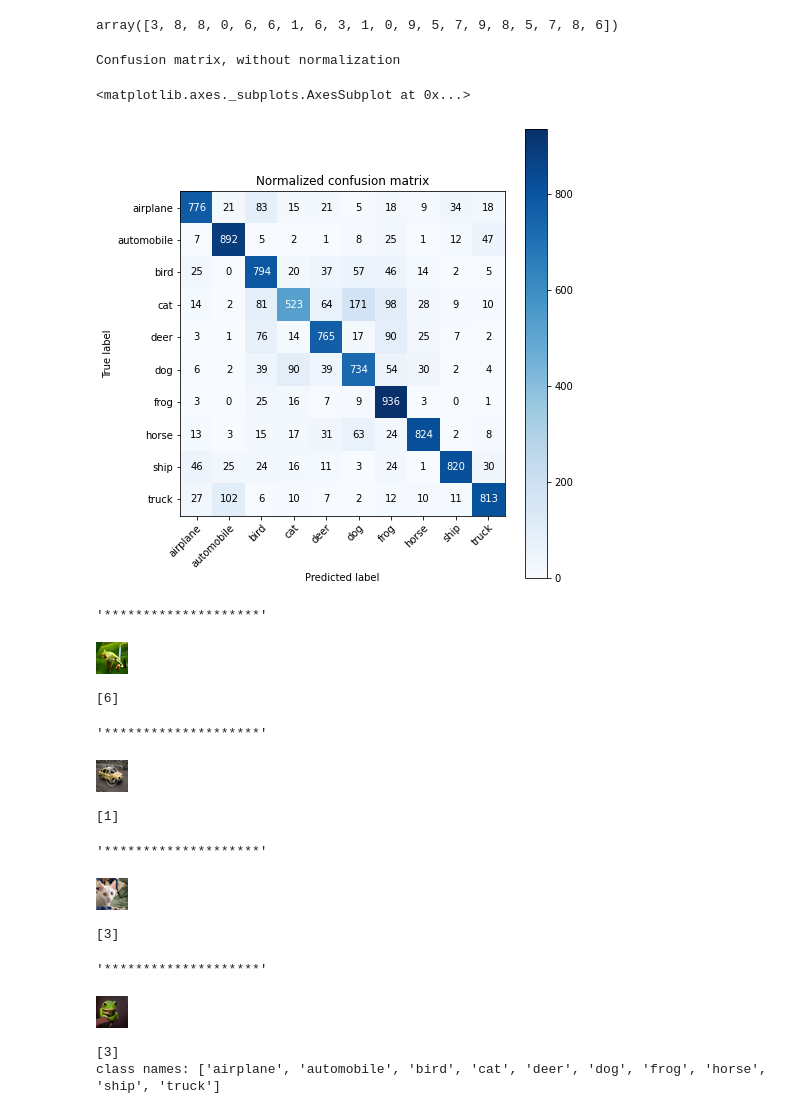
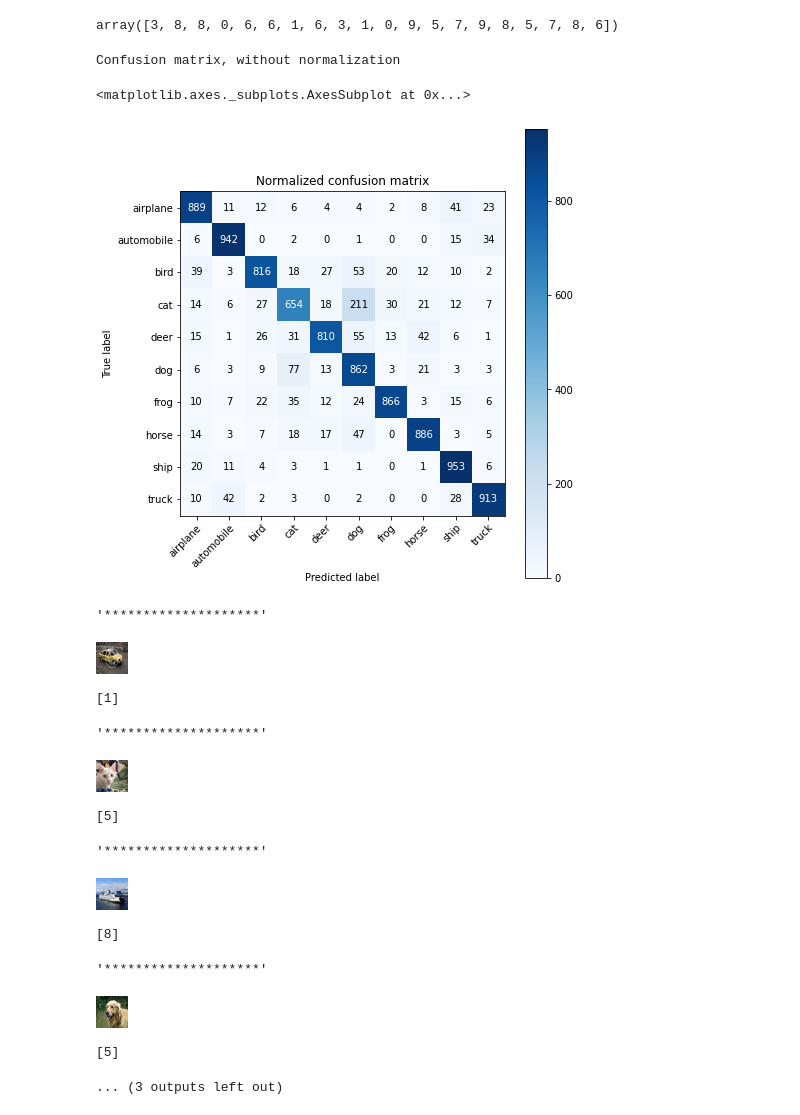
Before and after one commit to sulata2/Vino, a Jupyter notebook: CIFAR Keras.ipynb, the cells around one changed output. Cells and saved outputs as stored; diff of their text form; code cells hidden in the pictures.

```diff
--- a/CIFAR Keras.ipynb
+++ b/CIFAR Keras.ipynb
@@ -177,8 +176,8 @@ X_train: X=(50000, 32, 32, 3), y=(50000, 1)
 X_test1: X=(10000, 32, 32, 3), y=(10000, 1)
 # %%
 # normalize pixel values
-#X_test = X_test.astype('float32')
-#X_test=  X_test / 255.0
+X_test = X_test.astype('float32')
+X_test=  X_test / 255.0
 # Convert categorical values int one hot encoding .
 #import keras
 num_classes = 10
@@ -233,15 +234,6 @@ model_1.add(Dropout(.3))#Adding a dropout layer that will randomly drop 30% of t
 model_1.add(Dense(128,activation=('relu')))
 model_1.add(Dropout(.2))
 model_1.add(Dense(10,activation=('softmax'))) #This is the classification layer
-# %%
-model_1.add(Dense(4000,activation=('relu'),input_dim=512))
-model_1.add(Dense(2000,activation=('relu')))
-model_1.add(Dropout(.4))
-model_1.add(Dense(1000,activation=('relu')))
-model_1.add(Dropout(.3))#Adding a dropout layer that will randomly drop 30% of the weights
-model_1.add(Dense(500,activation=('relu')))
-model_1.add(Dropout(.2))
-model_1.add(Dense(10,activation=('softmax')))
 # %%
 #Check final model summary
 model_1.summary()
@@ -280,5 +279,8 @@ learn_rate=.001
 # %%
-model_1.compile(optimizer='adam',loss='categorical_crossentropy',metrics=['accuracy'])
+model_1.compile(optimizer='sgd' ,
+#              loss=tf.keras.losses.SparseCategoricalCrossentropy(from_logits=True),
+            loss = 'categorical_crossentropy',
+            metrics=['accuracy'])
 # %%
 train_datagen = ImageDataGenerator(zca_epsilon=0,
                             rotation_range=2,
@@ -301,5 +311,5 @@ train_iterator = train_datagen.flow(X_train, y_train,batch_size= 32)
 test_iterator = test_datagen.flow(X_test, y_test,batch_size= 32)
 # fit model
 #history = model.fit_generator(train_iterator, validation_data=test_iterator, epochs = 20,callbacks=[lrr],verbose=1)
-history = model_1.fit_generator(train_iterator, validation_data=test_iterator, epochs = 30,verbose=1)
+history = model_1.fit_generator(train_iterator, validation_data=test_iterator, epochs = 10,verbose=1)
 # %% [output]
@@ -421,7 +447,7 @@ plot_confusion_matrix(y_test, predicted_classes, classes=class_names,
 # %% [output]
 Confusion matrix, without normalization
 <matplotlib.axes._subplots.AxesSubplot at 0x...>
-[figure, old version]
+[figure, new version]
 # %%
 IMAGE_WIDTH = 32
 IMAGE_HEIGHT = 32
@@ -429,10 +455,13 @@ IMAGE_CHANNELS = 3
 
 images = [
 
-    "https://upload.wikimedia.org/wikipedia/commons/9/99/Red-eyed_tree_frog.jpg",
-    "https://farm3.static.flickr.com/2359/2162410480_7346414fd6.jpg",
+
+     "https://farm3.static.flickr.com/2359/2162410480_7346414fd6.jpg",
     "https://upload.wikimedia.org/wikipedia/commons/thumb/a/a3/June_odd-eyed-cat.jpg/1106px-June_odd-eyed-cat.jpg",
-    "https://upload.wikimedia.org/wikipedia/commons/c/cd/Green_Tree_Frog_0277.jpg"
+    "https://images.all-free-download.com/images/graphicthumb/seattle_ferry_199633.jpg",
+    "https://images.all-free-download.com/images/graphiclarge/golden_retriever_dog_animal_221045.jpg",
+    "https://upload.wikimedia.org/wikipedia/commons/c/cd/Green_Tree_Frog_0277.jpg",
+
 ]
 
 
@@ -449,40 +478,40 @@ def make_square(img):
     return img
 
 for url in images:
     x = []
     ImageFile.LOAD_TRUNCATED_IMAGES = False
     response = requests.get(url)
     img = Image.open(BytesIO(response.content))
     img.load()
     img = img.resize((IMAGE_WIDTH,IMAGE_HEIGHT),Image.ANTIALIAS)
 
     x = image.img_to_array(img)
     x = np.expand_dims(x, axis=0)
     x = preprocess_input(x)
     preds = model_1.predict(x)
 
     display("********************")
     display(img)
     print(np.argmax(preds,axis=1))
 
    # lst = decode_predictions(preds, top=5)
    # for itm in lst[0]:
    #     print(itm)
    # print('Predicted:', decode_predictions(pred, top=3)[0])
     # create a list containing the class labels
 class_labels = ['airplane', 'automobile', 'bird','cat' ,'deer','dog','frog', 'horse','ship','truck']
 print ("class names:" , class_labels[0:10])
 # %% [output]
 '********************'
-[figure, old version]
+[figure, new version]
-[6]
+[1]
 '********************'
-[figure, old version]
+[figure, new version]
-[1]
+[5]
 '********************'
-[figure, old version]
+[figure, new version]
-[3]
+[8]
 '********************'
-[figure, old version]
+[figure, new version]
-[3]
-class names: ['airplane', 'automobile', 'bird', 'cat', 'deer', 'dog', 'frog', 'horse', 'ship', 'truck']
+[5]
+... (3 outputs left out)
```
Also changed, not shown: parts of 15 cells of this notebook.
